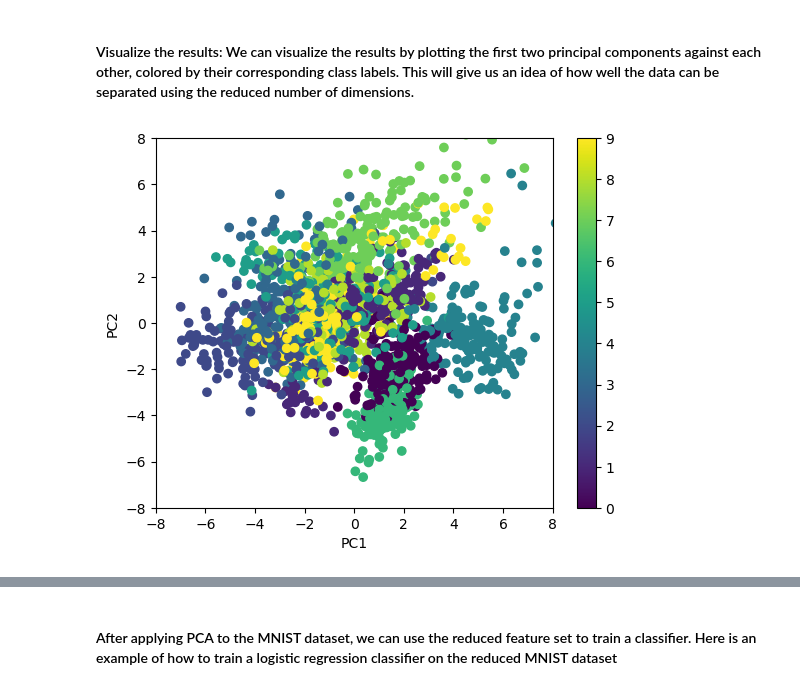
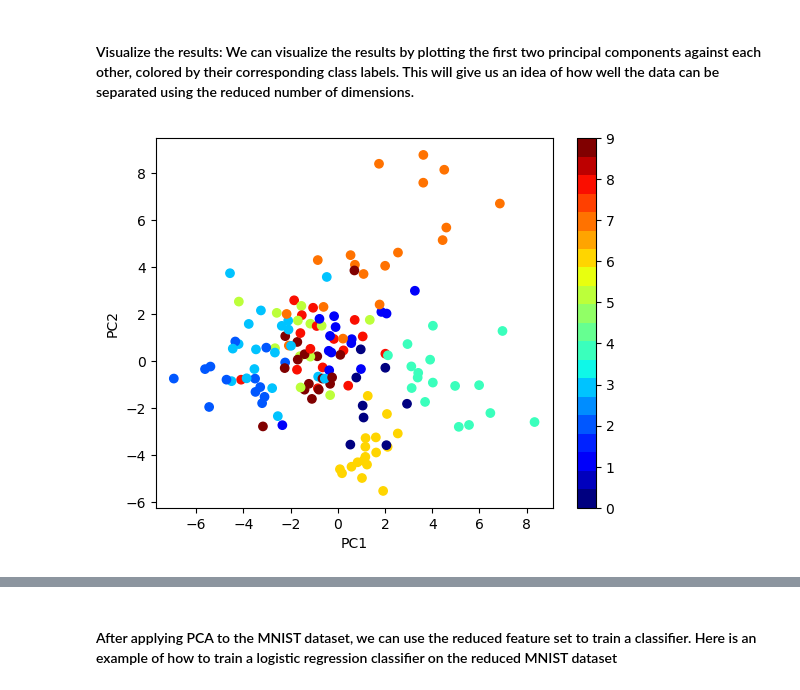
Before and after one commit to williamasesoftware/Computational_linear_algebra, a Jupyter notebook: main_MNIST.ipynb, the cells around one changed output, grey strips where cells are left out. Drawn from its saved outputs; the diff is of its cells as text; code cells hidden in the pictures.

```diff
--- a/main_MNIST.ipynb
+++ b/main_MNIST.ipynb
@@ -159,21 +150,30 @@ PCA(n_components=4)
 # %% [markdown]
 #### Visualize the results: We can visualize the results by plotting the first two principal components against each other, colored by their corresponding class labels. This will give us an idea of how well the data can be separated using the reduced number of dimensions.
-# %%
-# 2 first principal components
-
-import matplotlib.pyplot as plt
-
-plt.scatter(data_pca[:, 0], data_pca[:, 1], c=Ground_truth, cmap='viridis')
-# Establecer los límites del gráfico
-plt.xlim(-8, 8)
-plt.ylim(-8, 8)
-
-plt.xlabel('PC1')
-plt.ylabel('PC2')
-plt.colorbar()
-plt.show()
-# %% [output]
-[figure, removed]
+# %%
+import numpy as np
+import matplotlib.pyplot as plt
+
+# Generar índices aleatorios
+random_indices = np.random.choice(len(data_pca), size=150, replace=False)
+
+# Obtener los datos correspondientes a los índices aleatorios
+data_pca=np.array(data_pca.tolist())
+new_ground_truth=np.array(mnist.target)
+Ground_truth=new_ground_truth
+data_pca_random = data_pca[random_indices]
+Ground_truth_random = Ground_truth[random_indices]
+
+cmap = plt.get_cmap('jet', 20)
+cmap.set_under('gray')
+
+# Graficar los datos
+plt.scatter(data_pca_random[:, 0], data_pca_random[:, 1], c=Ground_truth_random, cmap=cmap)
+plt.xlabel('PC1')
+plt.ylabel('PC2')
+plt.colorbar()
+plt.show()
+# %% [output]
+[figure, added]
 # %%
 # 3 first principal components
 
```
Also changed, not shown: parts of 9 cells of this notebook.
